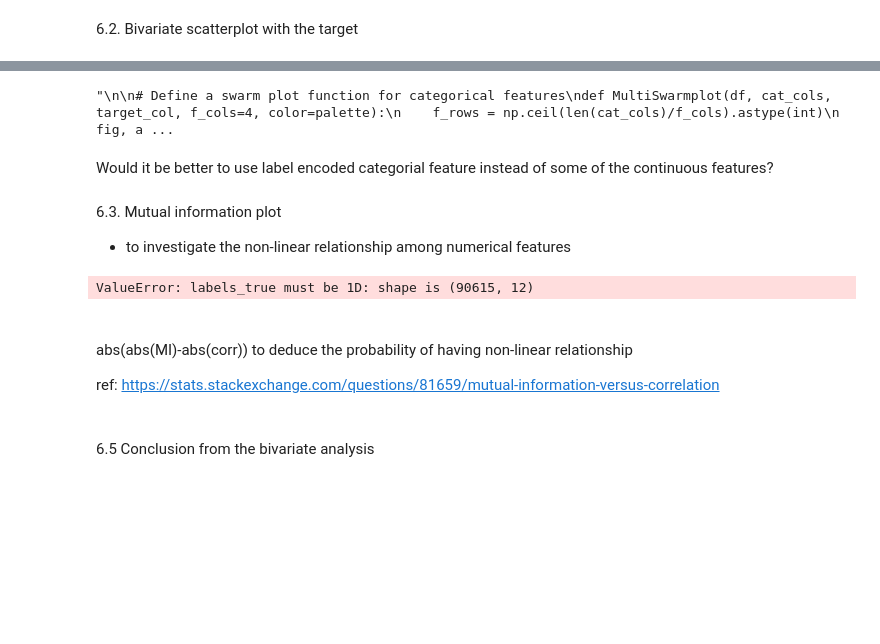
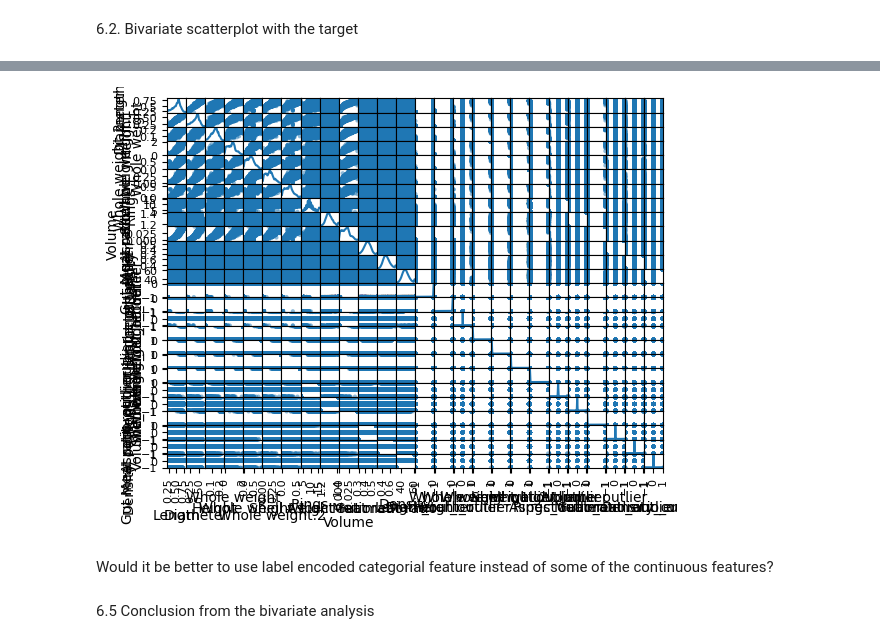
Before and after one commit to Oikiy/Remote_Abalone_Regression, a Jupyter notebook: notebook/Regression_Abalone.ipynb, the cells around one changed output, grey strips where cells are left out. Cells and saved outputs as stored; diff of their text form; code cells hidden in the pictures; blank space fills up the shorter version.

```diff
--- a/notebook/Regression_Abalone.ipynb
+++ b/notebook/Regression_Abalone.ipynb
@@ -661,71 +659,11 @@ MultiScatterplot(df=train_wo_O, num_cols=num_cols, target_col='Rings', hue='Sex'
-# %%
-'''
-
-# Define a swarm plot function for categorical features
-def MultiSwarmplot(df, cat_cols, target_col, f_cols=4, color=palette):
-    f_rows = np.ceil(len(cat_cols)/f_cols).astype(int)
-    fig, axes = plt.subplots(f_rows, f_cols, figsize=(25, 17))
-    axes = axes.flatten()
-    for i, j in enumerate(cat_cols):
-        sns.swarmplot(x=j, y=target_col, data=df, ax=axes[i], color=color[i%5])
-        axes[i].set_title(f'{j} vs {target_col}')
-        axes[i].set_facecolor('lightgrey')
-        axes[i].grid(color='black', linestyle='-', linewidth=0.25)
-        plt.tight_layout()
-
-    # ignore the empty plots
-    if len(cat_cols) % f_cols != 0:
-        for i in range(len(cat_cols) % f_cols):
-            fig.delaxes(axes[-1 - i])
-
-# Plot the swarm plot of categorical features
-MultiSwarmplot(df=train_df, cat_cols=cat_cols, target_col='Rings')
-'''
-# %% [output]
-"\n\n# Define a swarm plot function for categorical features\ndef MultiSwarmplot(df, cat_cols, target_col, f_cols=4, color=palette):\n    f_rows = np.ceil(len(cat_cols)/f_cols).astype(int)\n    fig, a ...
+# %%
+pd.plotting.scatter_matrix(train_wo_O, diagonal="kde")
+plt.tight_layout()
+plt.show()
+# %% [output]
+[figure, added]
 # %% [markdown]
 Would it be better to use label encoded categorial feature instead of some of the continuous features?
-# %% [markdown]
-6.3. Mutual information plot
-
-- to investigate the non-linear relationship among numerical features
-# %%
-# Create Mutual Information plots
-
-from sklearn.metrics import adjusted_mutual_info_score
-
-# Define a function to calculate the mutual information of each pair of features in numerical columns
-def calculate_mi(X, y):
-    mi_scores = adjusted_mutual_info_score(X, y)
-    mi_scores = pd.Series(mi_scores, name="AMI Scores", index=X.columns)
-    mi_scores = mi_scores.sort_values(ascending=False)
-    return mi_scores
-
-# Define a function to plot the mutual information heatmap
-def plot_mi_heatmap(mi_scores):
-    # Convert the mutual information scores into a DataFrame
-    mi_df = pd.DataFrame(mi_scores, columns=['MI'])
-
-    # Create a heatmap
-    plt.figure(figsize=(10, 8))
-    sns.heatmap(mi_df, annot=True, fmt=".2f", cmap='coolwarm', cbar=True, square=True)
-    plt.title('Adjusted mutual Information Heatmap', fontsize=22)
-    plt.show()
-
-# Calculate the mutual information of each pair of features in numerical columns
-for i in num_cols:
-    mi_scores = calculate_mi(train_df[num_cols], train_df[i])
-    plot_mi_heatmap(mi_scores)
-# %% [output]
-ValueError: labels_true must be 1D: shape is (90615, 12)
-# %% [markdown]
-######
-
-abs(abs(MI)-abs(corr)) to deduce the probability of having non-linear relationship
-
-ref: https://stats.stackexchange.com/questions/81659/mutual-information-versus-correlation
-
-######
 # %% [markdown]
 6.5 Conclusion from the bivariate analysis
 # %% [markdown]
```
Also changed, not shown: parts of 15 cells of this notebook.
